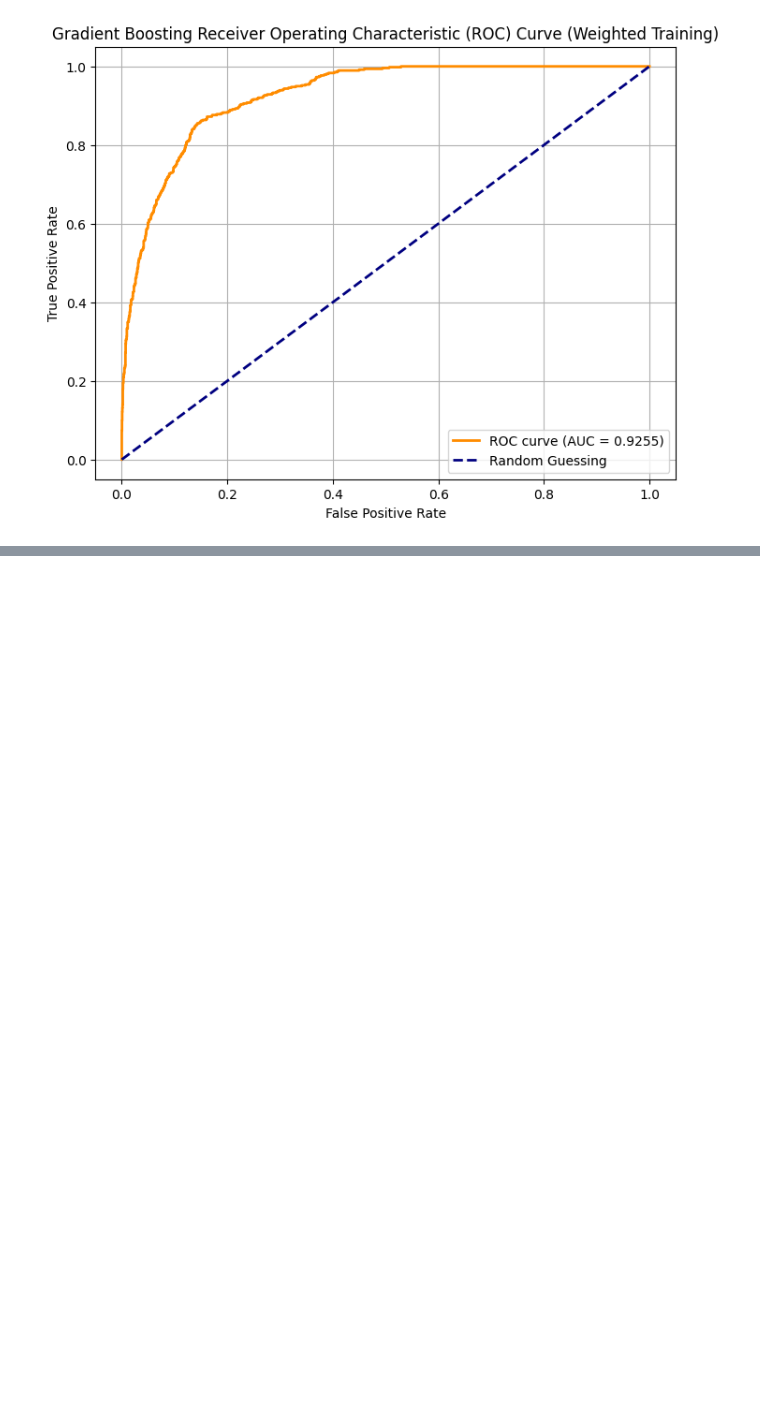
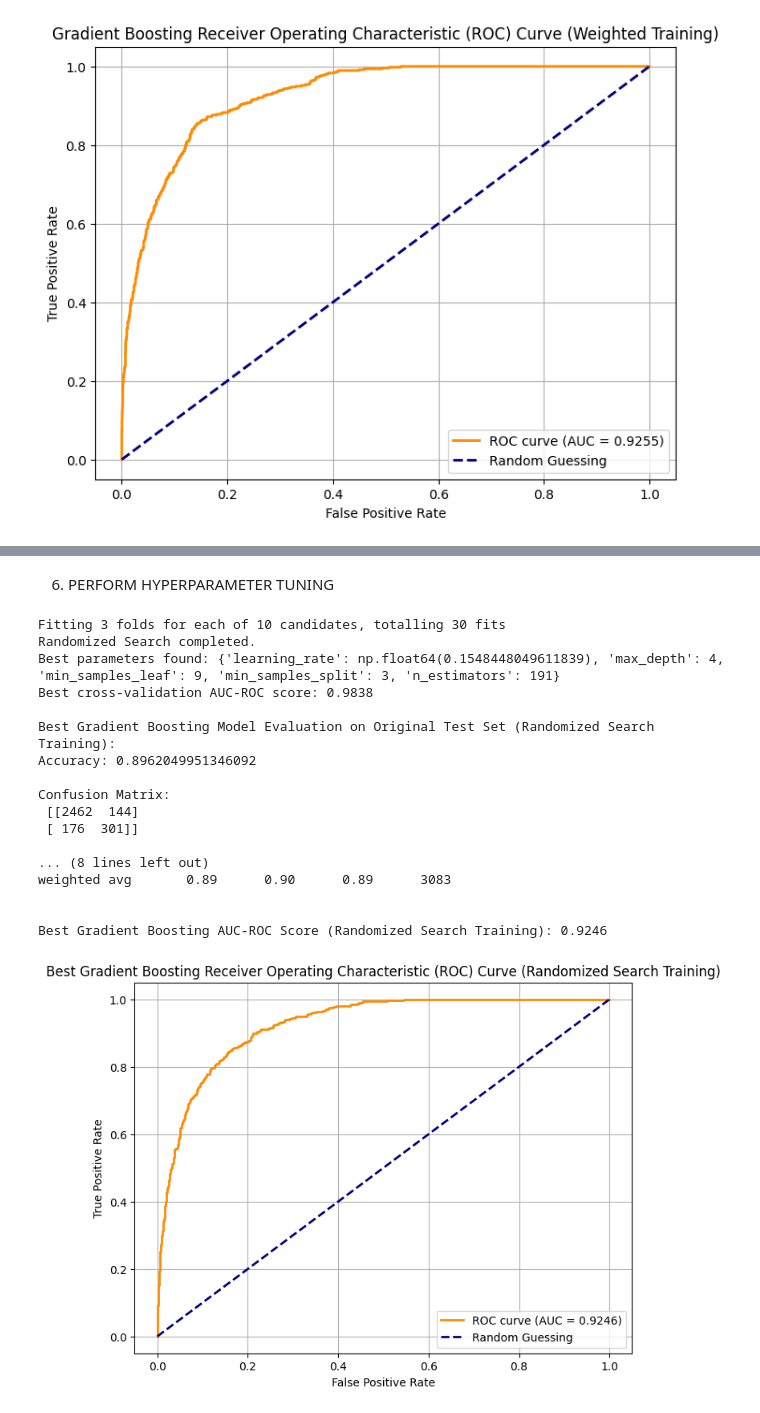
Before and after one commit to ProTos027/customer_intent_prediction, a Jupyter notebook: IntentPrediction.ipynb, the cells around one changed output, grey strips where cells are left out. Drawn from its saved outputs; the diff is of its cells as text; code cells hidden in the pictures; blank space fills up the shorter version.

Commit message:
tested hyperparameter tuning

```diff
--- a/IntentPrediction.ipynb
+++ b/IntentPrediction.ipynb
@@ -648,0 +644,79 @@ VERIFICATION NEEDED FOR HYPER PARAMETER TUNING [incapable of running currently]
+# %% [markdown]
+6. PERFORM HYPERPARAMETER TUNING
+# %%
+from sklearn.model_selection import RandomizedSearchCV
+from sklearn.ensemble import GradientBoostingClassifier
+from sklearn.metrics import classification_report, confusion_matrix, accuracy_score, roc_curve, auc
+import matplotlib.pyplot as plt
+import seaborn as sns
+import pandas as pd
+from scipy.stats import uniform, randint
+
+param_dist = {
+    'n_estimators': randint(100, 400),
+    'learning_rate': uniform(0.01, 0.15),
+    'max_depth': randint(3, 6),
+    'min_samples_split': randint(2, 20),
+    'min_samples_leaf': randint(1, 10)
+}
+
+# Initialize the Gradient Boosting Classifier model
+gbm_model = GradientBoostingClassifier(random_state=42)
+
+# Initialize RandomizedSearchCV
+random_search = RandomizedSearchCV(estimator=gbm_model, param_distributions=param_dist, n_iter=10,
+                                   cv=3, scoring='roc_auc', n_jobs=-1, verbose=2, random_state=42)
+
+# Perform Randomized Search on the SMOTE resampled training data
+random_search.fit(X_train_smote, y_train_smote)
+
+print("Randomized Search completed.")
+print(f"Best parameters found: {random_search.best_params_}")
+print(f"Best cross-validation AUC-ROC score: {random_search.best_score_:.4f}")
+
+# Get the best model
+best_gbm_model_random = random_search.best_estimator_
+
+# Evaluate the best model on the original test data
+y_pred_gbm_random = best_gbm_model_random.predict(X_test)
+
+print("\nBest Gradient Boosting Model Evaluation on Original Test Set (Randomized Search Training):")
+print("Accuracy:", accuracy_score(y_test, y_pred_gbm_random))
+print("\nConfusion Matrix:\n", confusion_matrix(y_test, y_pred_gbm_random))
+print("\nClassification Report:\n", classification_report(y_test, y_pred_gbm_random))
+
+# Calculate and display AUC-ROC
+y_prob_gbm_random = best_gbm_model_random.predict_proba(X_test)[:, 1]
+fpr_gbm_random, tpr_gbm_random, thresholds_gbm_random = roc_curve(y_test, y_prob_gbm_random)
+roc_auc_gbm_random = auc(fpr_gbm_random, tpr_gbm_random)
+print(f"\nBest Gradient Boosting AUC-ROC Score (Randomized Search Training): {roc_auc_gbm_random:.4f}")
+
+# plot the ROC curve
+plt.figure(figsize=(8, 6))
+plt.plot(fpr_gbm_random, tpr_gbm_random, color='darkorange', lw=2, label=f'ROC curve (AUC = {roc_auc_gbm_random:.4f})')
+plt.plot([0, 1], [0, 1], color='navy', lw=2, linestyle='--', label='Random Guessing')
+plt.xlabel('False Positive Rate')
+plt.ylabel('True Positive Rate')
+plt.title('Best Gradient Boosting Receiver Operating Characteristic (ROC) Curve (Randomized Search Training)')
+plt.legend(loc='lower right')
+plt.grid(True)
+plt.show()
+# %% [output]
+Fitting 3 folds for each of 10 candidates, totalling 30 fits
+Randomized Search completed.
+Best parameters found: {'learning_rate': np.float64(0.1548448049611839), 'max_depth': 4, 'min_samples_leaf': 9, 'min_samples_split': 3, 'n_estimators': 191}
+Best cross-validation AUC-ROC score: 0.9838
+
+Best Gradient Boosting Model Evaluation on Original Test Set (Randomized Search Training):
+Accuracy: 0.8962049951346092
+
+Confusion Matrix:
+ [[2462  144]
+ [ 176  301]]
+
+... (8 lines left out)
+weighted avg       0.89      0.90      0.89      3083
+
+
+Best Gradient Boosting AUC-ROC Score (Randomized Search Training): 0.9246
+[figure, added]
```
Also changed, not shown: parts of 5 cells of this notebook.
